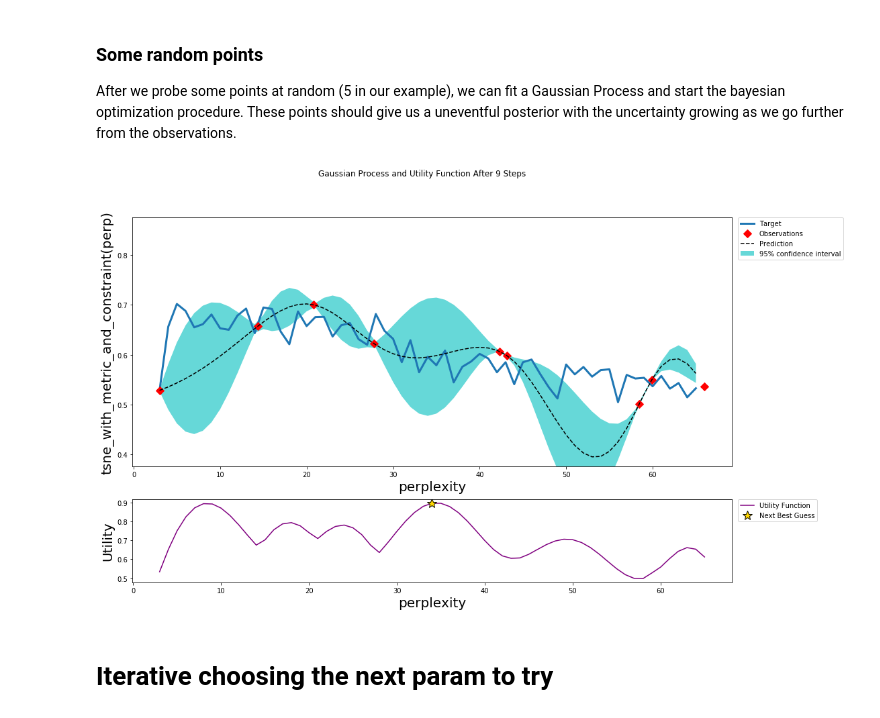
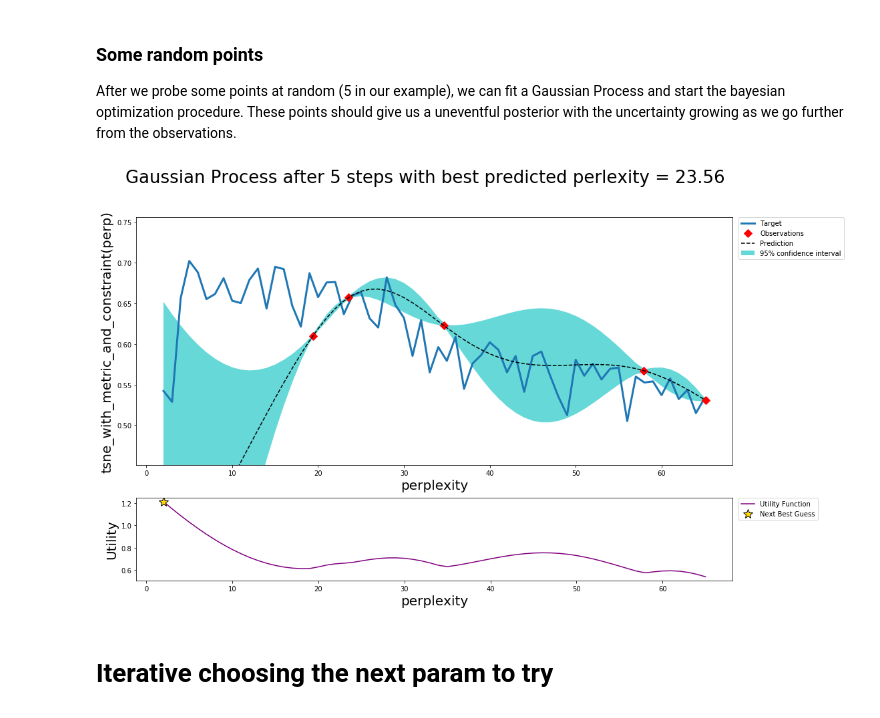
Before and after one commit to vu-minh/tsne-constraints, a Jupyter notebook: code/bo_constraint/bo_tsne-constraint-score.ipynb, the cells around one changed output. Cells and saved outputs as stored; diff of their text form; code cells hidden in the pictures.

```diff
--- a/code/bo_constraint/bo_tsne-constraint-score.ipynb
+++ b/code/bo_constraint/bo_tsne-constraint-score.ipynb
@@ -140,8 +140,8 @@ perplexity
 Enter the target function to be maximized, its variable(s) and their corresponding ranges. A minimum number of 2 initial guesses is necessary to kick start the algorithms, these can either be random or user defined.
 # %%
 optimizer = BayesianOptimization(tsne_with_metric_and_constraint,
-                                 {"perp": (3, X.shape[0]//3)},
-                                 random_state=2019)
+                                 {"perp": (2, X.shape[0]//3)},
+                                 random_state=2020)
 # %% [markdown]
 In this example we will use the Upper Confidence Bound (UCB) as our utility function. It has the free parameter
 $\kappa$ which control the balance between exploration and exploitation; we will set $\kappa=5$ which, in this case, makes the algorithm quite bold.
@@ -170,10 +170,10 @@ def posterior(optimizer, x_obs, y_obs, grid):
 def plot_gp(optimizer, x, y):
     fig = plt.figure(figsize=(16, 10))
     steps = len(optimizer.space)
-    fig.suptitle(
-        'Gaussian Process and Utility Function After {} Steps'.format(steps),
-        fontdict={'size':45}
-    )
+#     fig.suptitle(
+#         'Gaussian Process and Utility Function After {} Steps'.format(steps),
+#         fontdict={'size':35}
+#     )
 
     gs = gridspec.GridSpec(2, 1, height_ratios=[3, 1])
     axis = plt.subplot(gs[0])
@@ -192,7 +192,7 @@ def plot_gp(optimizer, x, y):
         alpha=.6, fc='c', ec='None', label='95% confidence interval')
 
     # axis.set_xlim((x_obs.min(), x_obs.max()))
-    axis.set_ylim((0.75 * y_obs.min(), 1.25 * y_obs.max()))
+    axis.set_ylim((0.85 * y_obs.min(), 1.15 * y_obs.max()))
     axis.set_ylabel('tsne_with_metric_and_constraint(perp)', fontdict={'size':20})
     axis.set_xlabel('perplexity', fontdict={'size':20})
 
@@ -208,19 +208,22 @@ def plot_gp(optimizer, x, y):
 
     axis.legend(loc=2, bbox_to_anchor=(1.01, 1), borderaxespad=0.)
     acq.legend(loc=2, bbox_to_anchor=(1.01, 1), borderaxespad=0.)
+
+    plt.suptitle(f"Gaussian Process after {steps} steps with best predicted perlexity = {optimizer.max['params']['perp']:.2f}", size=26)
+    plt.savefig(f"./plot/{dataset_name}_niter{steps}.png", bbox_inches="tight")
 # %% [markdown]
 ### Some random points
 
 After we probe some points at random (5 in our example), we can fit a Gaussian Process and start the bayesian optimization procedure. These points should give us a uneventful posterior with the uncertainty growing as we go further from the observations.
 # %%
-perp_range = np.array(list(range(3, X.shape[0]//3)))
+perp_range = np.array(list(range(2, X.shape[0]//3)))
 true_target_values = df_target.loc[perp_range, "target_score"].values
 
 perp_range = perp_range.reshape(-1, 1)
 true_target_values = true_target_values.reshape(-1, 1)
 
 plot_gp(optimizer, x=perp_range, y=true_target_values)
 # %% [output]
-[figure, old version]
+[figure, new version]
 # %% [markdown]
 # Iterative choosing the next param to try
```
Also changed, not shown: parts of 16 cells of this notebook, 3 other files.
